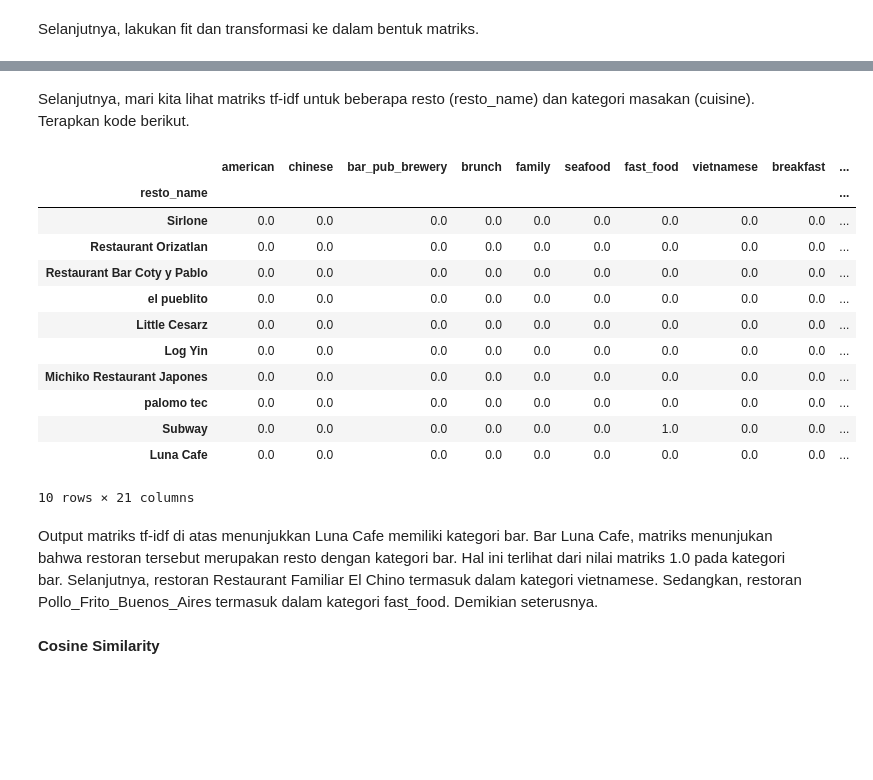
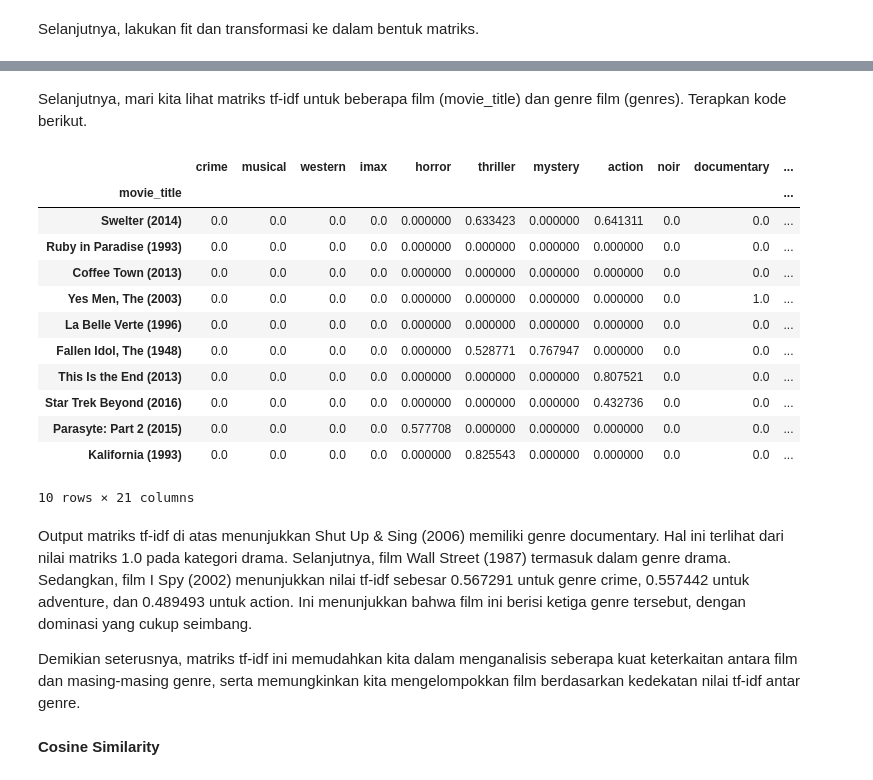
Before and after one commit to aljauzr/recommendationsystem-submission-dicoding, a Jupyter notebook: notebook.ipynb, the cells around one changed output, grey strips where cells are left out. Drawn from its saved outputs; the diff is of its cells as text; code cells hidden in the pictures; blank space fills up the shorter version.

```diff
--- a/notebook.ipynb
+++ b/notebook.ipynb
@@ -631,9 +423,9 @@ Tahap berikutnya, kita akan membuat dictionary untuk menentukan pasangan key-val
 # %%
 # Membuat dictionary untuk data ‘resto_id’, ‘resto_name’, dan ‘cuisine’
-resto_new = pd.DataFrame({
-    'id': resto_id,
-    'resto_name': resto_name,
-    'cuisine': resto_cuisine
+movie_new = pd.DataFrame({
+    'id': movie_id,
+    'movie_title': movie_title,
+    'movie_genres': movie_genres
 })
-resto_new
+movie_new
 # %% [output]
@@ -665,6 +457,6 @@ Sampai di sini, Anda telah melewati serangkaian tahapan untuk membuat sistem rek
 
 Kini, saatnya Anda mengembangkan sistem rekomendasi dengan pendekatan content based filtering. Tapi sebelumnya, mari cek lagi data yang kita miliki dan assign dataframe dari tahap sebelumnya ke dalam variabel data, sebagai berikut:
 # %%
-data = resto_new
+data = movie_new
 data.sample(5)
 # %% [output]
@@ -681,14 +473,12 @@ Pada tahap ini, kita akan membangun sistem rekomendasi sederhana berdasarkan jen
 
 Sama seperti proyek sentiment analysis, pada proyek ini, kita juga menggunakan fungsi tfidfvectorizer() dari library sklearn. Jalankan kode berikut
 # %%
-from sklearn.feature_extraction.text import TfidfVectorizer
+# Inisialisasi TfidfVectorizer
+vectorizer = TfidfVectorizer()
 
-# Inisialisasi TfidfVectorizer
-tf = TfidfVectorizer()
-
-# Melakukan perhitungan idf pada data cuisine
-tf.fit(data['cuisine'])
+# Melakukan perhitungan idf pada data genres
+vectorizer.fit(data['movie_genres'])
 
 # Mapping array dari fitur index integer ke fitur nama
-tf.get_feature_names_out()
+vectorizer.get_feature_names_out()
 # %% [output]
@@ -701,7 +490,7 @@ array(['american', 'armenian', 'bakery', 'bar', 'bar_pub_brewery',
 Selanjutnya, lakukan fit dan transformasi ke dalam bentuk matriks.
 # %%
 # Melakukan fit lalu ditransformasikan ke bentuk matrix
-tfidf_matrix = tf.fit_transform(data['cuisine'])
+tfidf_matrix = vectorizer.fit_transform(data['movie_genres'])
 
 # Melihat ukuran matrix tfidf
 tfidf_matrix.shape
@@ -725,31 +520,33 @@ matrix([[0., 0., 0., ..., 1., 0., 0.],
 # %% [markdown]
-Selanjutnya, mari kita lihat matriks tf-idf untuk beberapa resto (resto_name) dan kategori masakan (cuisine). Terapkan kode berikut.
+Selanjutnya, mari kita lihat matriks tf-idf untuk beberapa film (movie_title) dan genre film (genres). Terapkan kode berikut.
 # %%
 # Membuat dataframe untuk melihat tf-idf matrix
-# Kolom diisi dengan jenis masakan
-# Baris diisi dengan nama resto
+# Kolom diisi dengan genre film
+# Baris diisi dengan judul film
 
 pd.DataFrame(
     tfidf_matrix.todense(),
-    columns=tf.get_feature_names_out(),
-    index=data.resto_name
+    columns=vectorizer.get_feature_names_out(),
+    index=data.movie_title
 ).sample(21, axis=1).sample(10, axis=0)
 # %% [output]
-|  | american | chinese | bar_pub_brewery | brunch | family | seafood | fast_food | vietnamese | breakfast | ... |
-| resto_name |  |  |  |  |  |  |  |  |  | ... |
-| Sirlone | 0.0 | 0.0 | 0.0 | 0.0 | 0.0 | 0.0 | 0.0 | 0.0 | 0.0 | ... |
-| Restaurant Orizatlan | 0.0 | 0.0 | 0.0 | 0.0 | 0.0 | 0.0 | 0.0 | 0.0 | 0.0 | ... |
-| Restaurant Bar Coty y Pablo | 0.0 | 0.0 | 0.0 | 0.0 | 0.0 | 0.0 | 0.0 | 0.0 | 0.0 | ... |
-| el pueblito | 0.0 | 0.0 | 0.0 | 0.0 | 0.0 | 0.0 | 0.0 | 0.0 | 0.0 | ... |
-| Little Cesarz | 0.0 | 0.0 | 0.0 | 0.0 | 0.0 | 0.0 | 0.0 | 0.0 | 0.0 | ... |
-| Log Yin | 0.0 | 0.0 | 0.0 | 0.0 | 0.0 | 0.0 | 0.0 | 0.0 | 0.0 | ... |
-| Michiko Restaurant Japones | 0.0 | 0.0 | 0.0 | 0.0 | 0.0 | 0.0 | 0.0 | 0.0 | 0.0 | ... |
-| palomo tec | 0.0 | 0.0 | 0.0 | 0.0 | 0.0 | 0.0 | 0.0 | 0.0 | 0.0 | ... |
-| Subway | 0.0 | 0.0 | 0.0 | 0.0 | 0.0 | 0.0 | 1.0 | 0.0 | 0.0 | ... |
-| Luna Cafe | 0.0 | 0.0 | 0.0 | 0.0 | 0.0 | 0.0 | 0.0 | 0.0 | 0.0 | ... |
+|  | crime | musical | western | imax | horror | thriller | mystery | action | noir | documentary | ... |
+| movie_title |  |  |  |  |  |  |  |  |  |  | ... |
+| Swelter (2014) | 0.0 | 0.0 | 0.0 | 0.0 | 0.000000 | 0.633423 | 0.000000 | 0.641311 | 0.0 | 0.0 | ... |
+| Ruby in Paradise (1993) | 0.0 | 0.0 | 0.0 | 0.0 | 0.000000 | 0.000000 | 0.000000 | 0.000000 | 0.0 | 0.0 | ... |
+| Coffee Town (2013) | 0.0 | 0.0 | 0.0 | 0.0 | 0.000000 | 0.000000 | 0.000000 | 0.000000 | 0.0 | 0.0 | ... |
+| Yes Men, The (2003) | 0.0 | 0.0 | 0.0 | 0.0 | 0.000000 | 0.000000 | 0.000000 | 0.000000 | 0.0 | 1.0 | ... |
+| La Belle Verte (1996) | 0.0 | 0.0 | 0.0 | 0.0 | 0.000000 | 0.000000 | 0.000000 | 0.000000 | 0.0 | 0.0 | ... |
+| Fallen Idol, The (1948) | 0.0 | 0.0 | 0.0 | 0.0 | 0.000000 | 0.528771 | 0.767947 | 0.000000 | 0.0 | 0.0 | ... |
+| This Is the End (2013) | 0.0 | 0.0 | 0.0 | 0.0 | 0.000000 | 0.000000 | 0.000000 | 0.807521 | 0.0 | 0.0 | ... |
+| Star Trek Beyond (2016) | 0.0 | 0.0 | 0.0 | 0.0 | 0.000000 | 0.000000 | 0.000000 | 0.432736 | 0.0 | 0.0 | ... |
+| Parasyte: Part 2 (2015) | 0.0 | 0.0 | 0.0 | 0.0 | 0.577708 | 0.000000 | 0.000000 | 0.000000 | 0.0 | 0.0 | ... |
+| Kalifornia (1993) | 0.0 | 0.0 | 0.0 | 0.0 | 0.000000 | 0.825543 | 0.000000 | 0.000000 | 0.0 | 0.0 | ... |
 10 rows × 21 columns
-# %% [markdown]
-Output matriks tf-idf di atas menunjukkan Luna Cafe memiliki kategori bar. Bar Luna Cafe, matriks menunjukan bahwa restoran tersebut merupakan resto dengan kategori bar. Hal ini terlihat dari nilai matriks 1.0 pada kategori bar. Selanjutnya, restoran Restaurant Familiar El Chino termasuk dalam kategori vietnamese. Sedangkan, restoran Pollo_Frito_Buenos_Aires	 termasuk dalam kategori fast_food. Demikian seterusnya.
+# %% [markdown]
+Output matriks tf-idf di atas menunjukkan Shut Up & Sing (2006) memiliki genre documentary. Hal ini terlihat dari nilai matriks 1.0 pada kategori drama. Selanjutnya, film Wall Street (1987) termasuk dalam genre drama. Sedangkan, film I Spy (2002) menunjukkan nilai tf-idf sebesar 0.567291 untuk genre crime, 0.557442 untuk adventure, dan 0.489493 untuk action. Ini menunjukkan bahwa film ini berisi ketiga genre tersebut, dengan dominasi yang cukup seimbang.
+
+Demikian seterusnya, matriks tf-idf ini memudahkan kita dalam menganalisis seberapa kuat keterkaitan antara film dan masing-masing genre, serta memungkinkan kita mengelompokkan film berdasarkan kedekatan nilai tf-idf antar genre.
 # %% [markdown]
 **Cosine Similarity**
 # %% [markdown]
```
Also changed, not shown: parts of 178 cells of this notebook.
